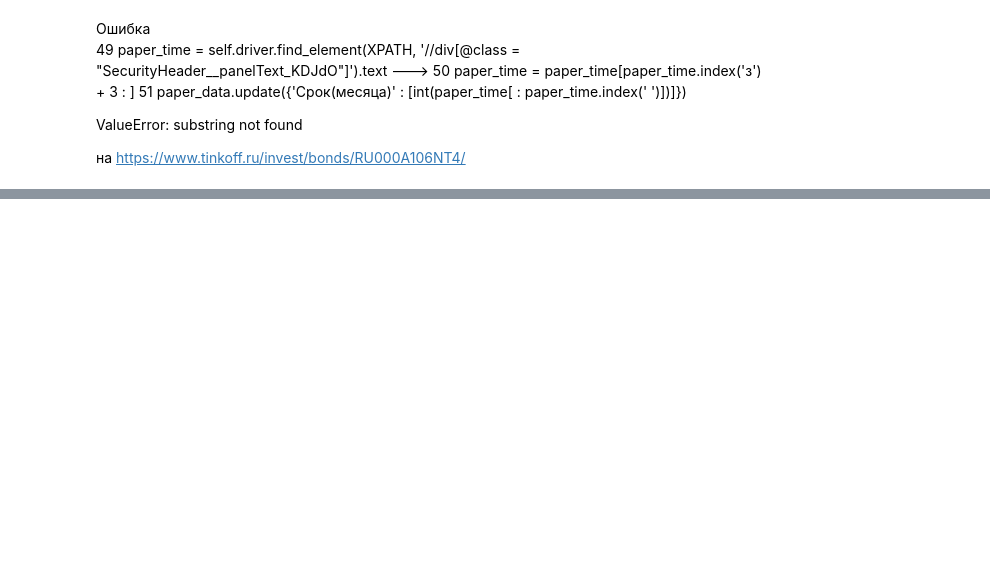
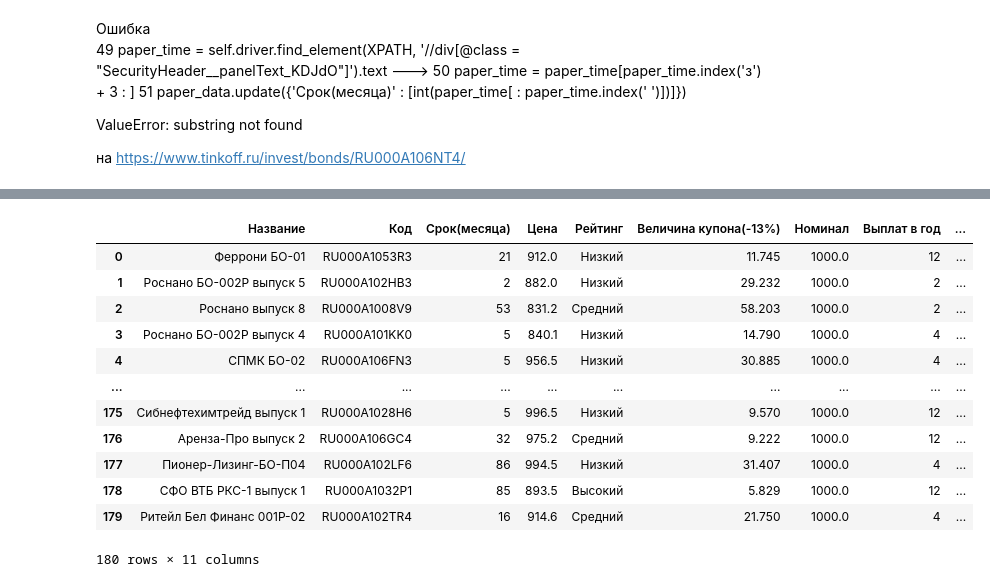
Before and after one commit to Meksis/Personal_projects, a Jupyter notebook: Obligations parser/parsers-tests.ipynb, the cells around one changed output, grey strips where cells are left out. Cells and saved outputs as stored; diff of their text form; code cells hidden in the pictures; blank space fills up the shorter version.

```diff
--- a/Obligations parser/parsers-tests.ipynb
+++ b/Obligations parser/parsers-tests.ipynb
@@ -211 +215,17 @@ df.sort_values(['Доходность(% в год)'], ascending=False)
+# %%
+df
+# %% [output]
+|  | Название | Код | Срок(месяца) | Цена | Рейтинг | Величина купона(-13%) | Номинал | Выплат в год | ... |
+| 0 | Феррони БО-01 | RU000A1053R3 | 21 | 912.0 | Низкий | 11.745 | 1000.0 | 12 | ... |
+| 1 | Роснано БО-002P выпуск 5 | RU000A102HB3 | 2 | 882.0 | Низкий | 29.232 | 1000.0 | 2 | ... |
+| 2 | Роснано выпуск 8 | RU000A1008V9 | 53 | 831.2 | Средний | 58.203 | 1000.0 | 2 | ... |
+| 3 | Роснано БО-002P выпуск 4 | RU000A101KK0 | 5 | 840.1 | Низкий | 14.790 | 1000.0 | 4 | ... |
+| 4 | СПМК БО-02 | RU000A106FN3 | 5 | 956.5 | Низкий | 30.885 | 1000.0 | 4 | ... |
+| ... | ... | ... | ... | ... | ... | ... | ... | ... | ... |
+| 175 | Сибнефтехимтрейд выпуск 1 | RU000A1028H6 | 5 | 996.5 | Низкий | 9.570 | 1000.0 | 12 | ... |
+| 176 | Аренза-Про выпуск 2 | RU000A106GC4 | 32 | 975.2 | Средний | 9.222 | 1000.0 | 12 | ... |
+| 177 | Пионер-Лизинг-БО-П04 | RU000A102LF6 | 86 | 994.5 | Низкий | 31.407 | 1000.0 | 4 | ... |
+| 178 | СФО ВТБ РКС-1 выпуск 1 | RU000A1032P1 | 85 | 893.5 | Высокий | 5.829 | 1000.0 | 12 | ... |
+| 179 | Ритейл Бел Финанс 001P-02 | RU000A102TR4 | 16 | 914.6 | Средний | 21.750 | 1000.0 | 4 | ... |
+180 rows × 11 columns
 # %%
```
Also changed, not shown: parts of 19 cells of this notebook.
